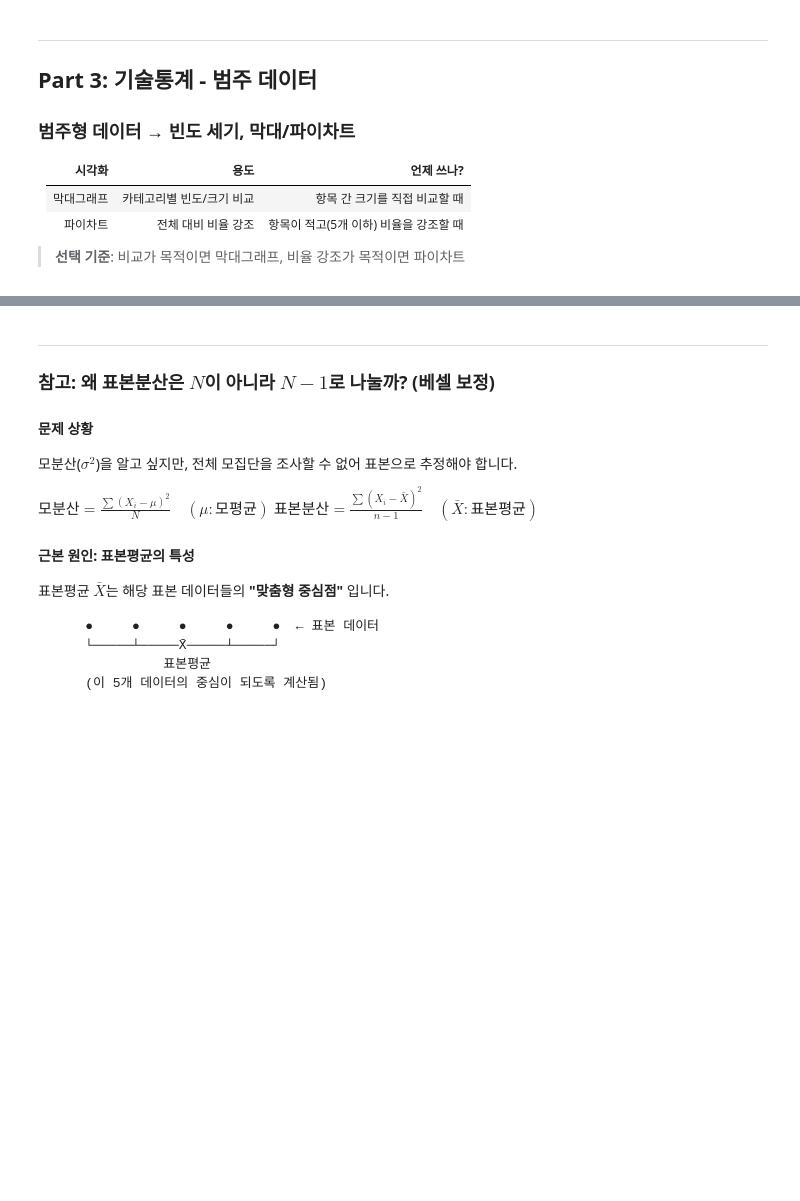
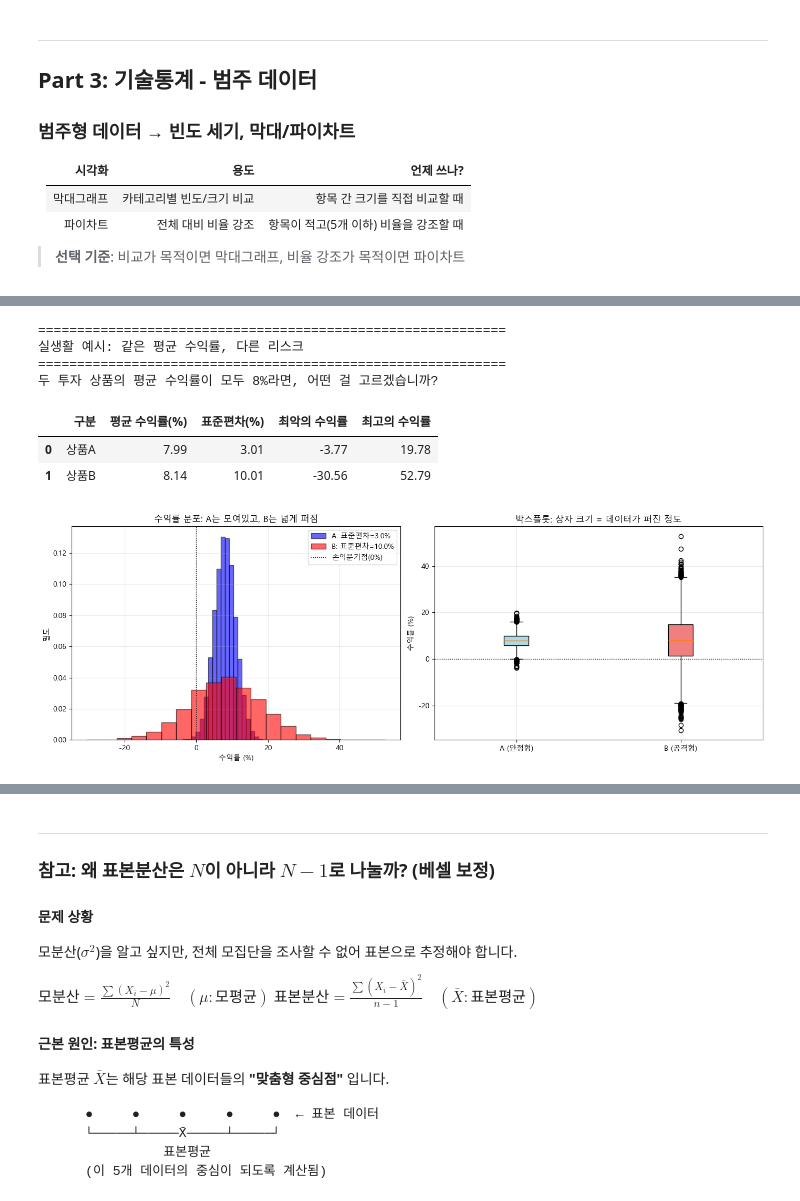
Before and after one commit to SeolMuah/statistics-practice-python, a Jupyter notebook: practice_01.ipynb, the cells around one changed output, grey strips where cells are left out. Drawn from its saved outputs; the diff is of its cells as text; code cells hidden in the pictures; blank space fills up the shorter version.

```diff
--- a/practice_01.ipynb
+++ b/practice_01.ipynb
@@ -330,33 +540,52 @@ print("="*60)
 print("두 투자 상품의 평균 수익률이 모두 8%라면, 어떤 걸 고르겠습니까?")
 
 # 두 투자 상품 시뮬레이션
+investment_A = np.random.normal(8, 3, 10000) #평균 8, 표준편차 3, 데이터 개수 10000개의 데이터를 정규분포에서 샘플링
+investment_B = np.random.normal(8, 10, 10000) #평균 8, 표준편차 10, 데이터 개수 10000개의 데이터를 정규분포에서 샘플링
 
+invest_df = pd.DataFrame({
+    '구분': ['상품A', '상품B'],
+    '평균 수익률(%)' : [investment_A.mean(), investment_B.mean()],
+    '표준편차(%)' : [investment_A.std(), investment_B.std()],
+    '최악의 수익률' : [investment_A.min(), investment_B.min()],
+    '최고의 수익률' : [investment_A.max(), investment_B.max()],
+})
+display(invest_df.round(2))
 
 # 시각화
 fig, axes = plt.subplots(1, 2, figsize=(14, 5))
 
 # 히스토그램
 axes[0].hist(investment_A, bins=20, alpha=0.6, color='blue', edgecolor='black',
              label=f'A: 표준편차={investment_A.std():.1f}%', density=True)
 axes[0].hist(investment_B, bins=20, alpha=0.6, color='red', edgecolor='black',
              label=f'B: 표준편차={investment_B.std():.1f}%', density=True)
 axes[0].axvline(0, color='black', linestyle=':', linewidth=1, label='손익분기점(0%)')
 axes[0].set_xlabel('수익률 (%)')
 axes[0].set_ylabel('밀도')
 axes[0].set_title('수익률 분포: A는 모여있고, B는 넓게 퍼짐')
 axes[0].legend()
 axes[0].grid(True, alpha=0.3)
 
 # 박스플롯
 bp = axes[1].boxplot([investment_A, investment_B],
                      labels=['A (안정형)', 'B (공격형)'],
                      patch_artist=True)
 bp['boxes'][0].set_facecolor('lightblue')
 bp['boxes'][1].set_facecolor('lightcoral')
 axes[1].axhline(0, color='black', linestyle=':', linewidth=1)
 axes[1].set_ylabel('수익률 (%)')
 axes[1].set_title('박스플롯: 상자 크기 = 데이터가 퍼진 정도')
 axes[1].grid(True, alpha=0.3)
 
 plt.tight_layout()
 plt.show()
+# %% [output]
+============================================================
+실생활 예시: 같은 평균 수익률, 다른 리스크
+============================================================
+두 투자 상품의 평균 수익률이 모두 8%라면, 어떤 걸 고르겠습니까?
+|  | 구분 | 평균 수익률(%) | 표준편차(%) | 최악의 수익률 | 최고의 수익률 |
+| 0 | 상품A | 7.99 | 3.01 | -3.77 | 19.78 |
+| 1 | 상품B | 8.14 | 10.01 | -30.56 | 52.79 |
+[figure, added]
```
Also changed, not shown: parts of 21 cells of this notebook, 1 other file.
